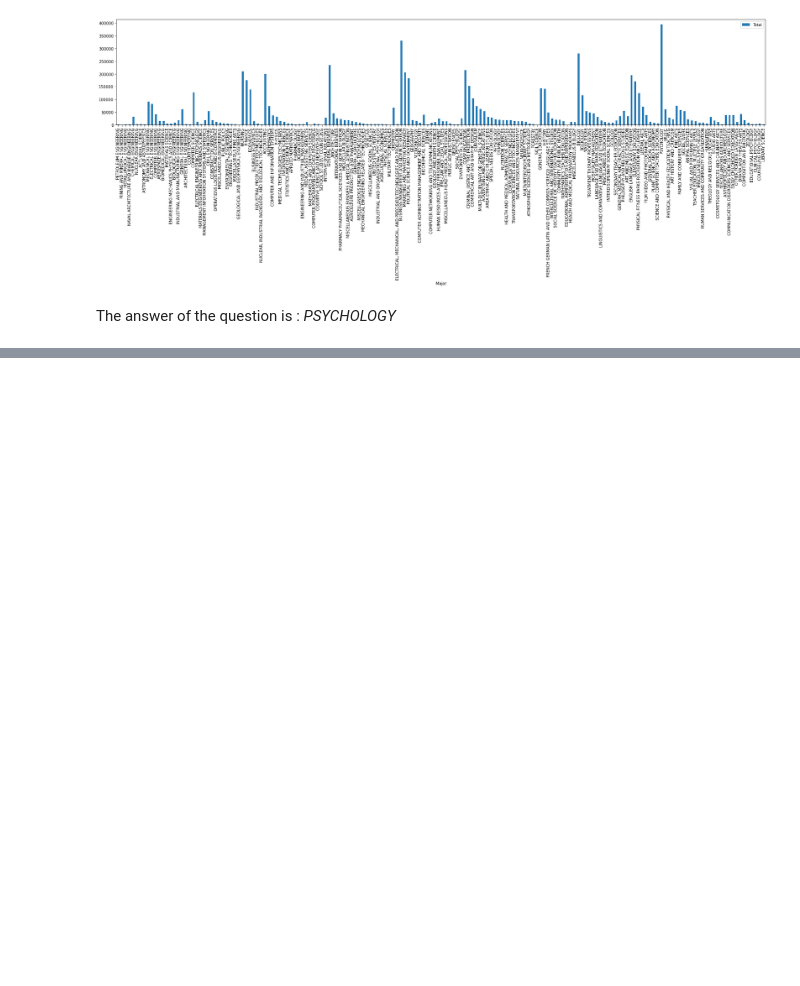
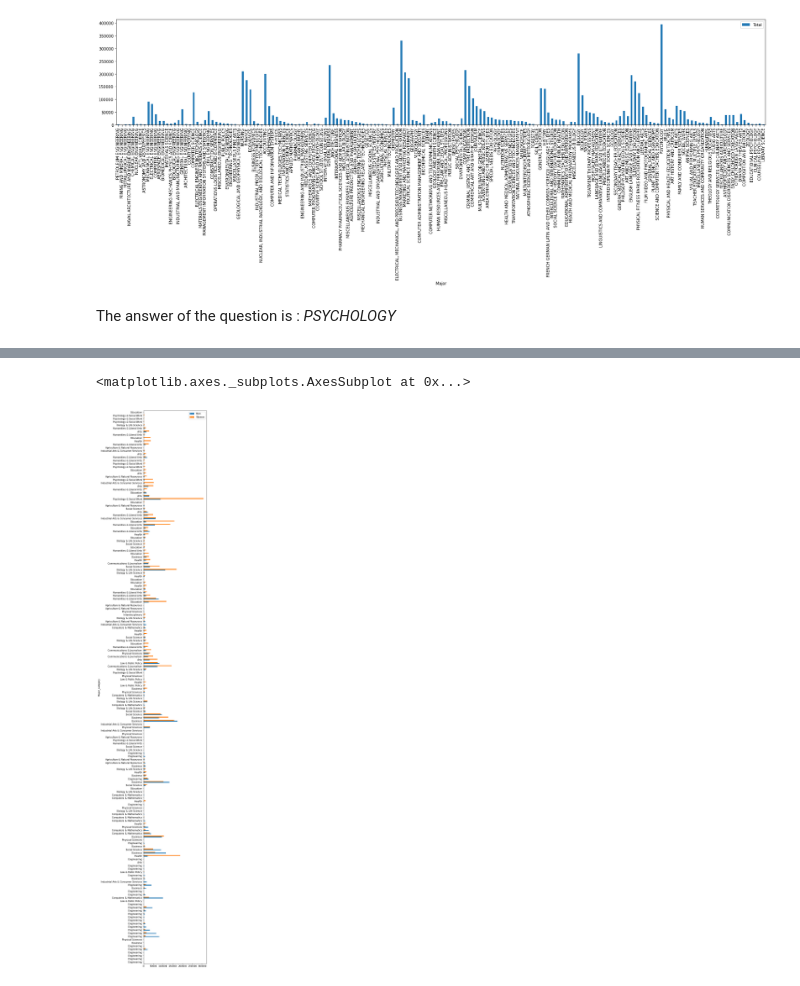
Before and after one commit to biad-iritie/Visualizing-Earnings-Based-On-College-Majors, a Jupyter notebook: Visualizing Earnings Based On College Majors.ipynb, the cells around one changed output, grey strips where cells are left out. Saved outputs shown, nothing was run; the diff lists cells and outputs as text; code cells hidden in the pictures; blank space fills up the shorter version.

```diff
--- a/Visualizing Earnings Based On College Majors.ipynb
+++ b/Visualizing Earnings Based On College Majors.ipynb
@@ -191,0 +196,5 @@ The answer of the question is : *PSYCHOLOGY*
+# %%
+recent_grads.plot.barh(x= 'Major_category' , y= ['Men','Women'],figsize = (5,45))
+# %% [output]
+<matplotlib.axes._subplots.AxesSubplot at 0x...>
+[figure, added]
```
Also changed, not shown: parts of 7 cells of this notebook.
